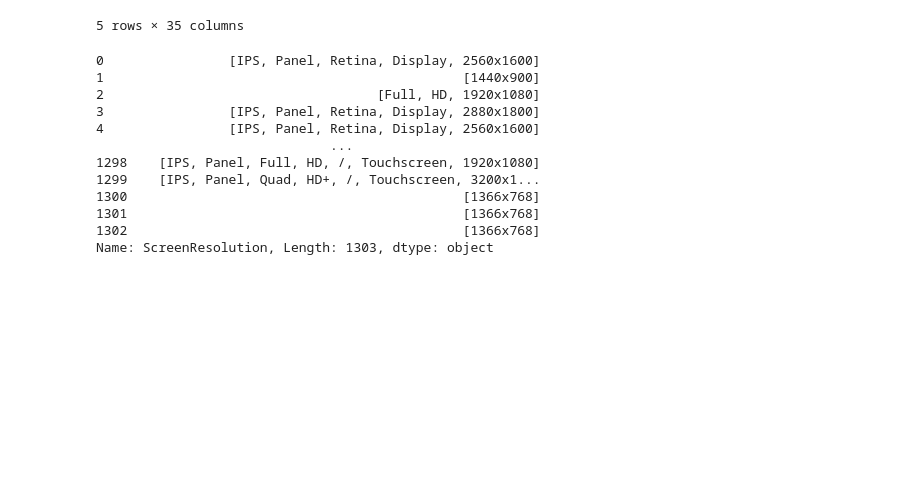
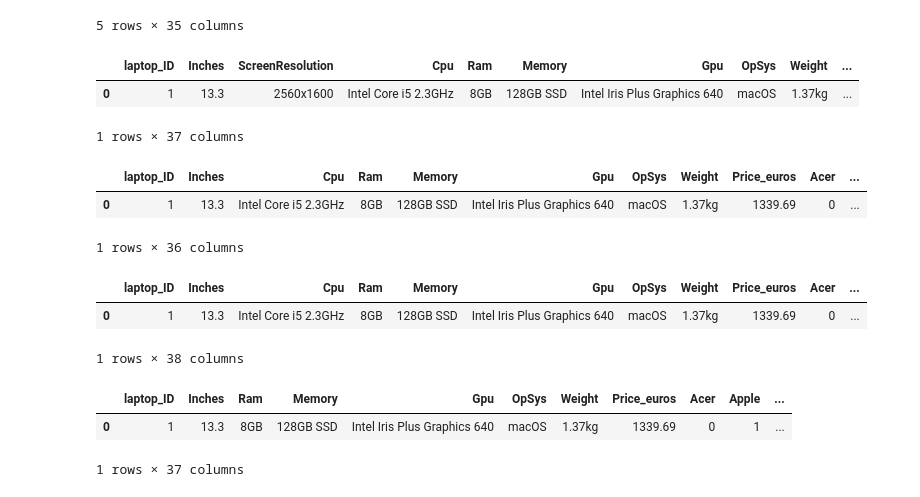
Before and after one commit to kamijoseph/laptop-price-prediction-model, a Jupyter notebook: Laptop_price_predictor.ipynb, the cells around one changed output. Drawn from its saved outputs; the diff is of its cells as text; code cells hidden in the pictures; blank space fills up the shorter version.

```diff
--- a/Laptop_price_predictor.ipynb
+++ b/Laptop_price_predictor.ipynb
@@ -63,17 +63,33 @@ data.head(5)
 | 4 | 5 | 13.3 | IPS Panel Retina Display 2560x1600 | Intel Core i5 3.1GHz | 8GB | 256GB SSD | Intel Iris Plus Graphics 650 | macOS | 1.37kg | ... |
 5 rows × 35 columns
 # %%
-data.ScreenResolution.str.split(" ")
+data["ScreenResolution"] = data.ScreenResolution.str.split(" ").apply(lambda x: x[-1])
+data["ScreenWidth"] = data.ScreenResolution.str.split("x").apply(lambda x: x[0])
+data["ScreenHeight"] = data.ScreenResolution.str.split("x").apply(lambda x: x[1])
+data.head(1)
 # %% [output]
+|  | laptop_ID | Inches | ScreenResolution | Cpu | Ram | Memory | Gpu | OpSys | Weight | ... |
+| 0 | 1 | 13.3 | 2560x1600 | Intel Core i5 2.3GHz | 8GB | 128GB SSD | Intel Iris Plus Graphics 640 | macOS | 1.37kg | ... |
-0                [IPS, Panel, Retina, Display, 2560x1600]
-1                                              [1440x900]
-2                                   [Full, HD, 1920x1080]
-3                [IPS, Panel, Retina, Display, 2880x1800]
-4                [IPS, Panel, Retina, Display, 2560x1600]
-                              ...
-1298    [IPS, Panel, Full, HD, /, Touchscreen, 1920x1080]
-1299    [IPS, Panel, Quad, HD+, /, Touchscreen, 3200x1...
-1300                                           [1366x768]
-1301                                           [1366x768]
-1302                                           [1366x768]
-Name: ScreenResolution, Length: 1303, dtype: object
+1 rows × 37 columns
+# %%
+data = data.drop("ScreenResolution", axis=1)
+data.head(1)
+# %% [output]
+|  | laptop_ID | Inches | Cpu | Ram | Memory | Gpu | OpSys | Weight | Price_euros | Acer | ... |
+| 0 | 1 | 13.3 | Intel Core i5 2.3GHz | 8GB | 128GB SSD | Intel Iris Plus Graphics 640 | macOS | 1.37kg | 1339.69 | 0 | ... |
+1 rows × 36 columns
+# %%
+data["Cpu Brand"] = data.Cpu.str.split(" ").apply(lambda x: x[0])
+data["Cpu Frequency"] = data.Cpu.str.split(" ").apply(lambda x: x[-1])
+data.head(1)
+# %% [output]
+|  | laptop_ID | Inches | Cpu | Ram | Memory | Gpu | OpSys | Weight | Price_euros | Acer | ... |
+| 0 | 1 | 13.3 | Intel Core i5 2.3GHz | 8GB | 128GB SSD | Intel Iris Plus Graphics 640 | macOS | 1.37kg | 1339.69 | 0 | ... |
+1 rows × 38 columns
+# %%
+data = data.drop("Cpu", axis=1)
+data.head(1)
+# %% [output]
+|  | laptop_ID | Inches | Ram | Memory | Gpu | OpSys | Weight | Price_euros | Acer | Apple | ... |
+| 0 | 1 | 13.3 | 8GB | 128GB SSD | Intel Iris Plus Graphics 640 | macOS | 1.37kg | 1339.69 | 0 | 1 | ... |
+1 rows × 37 columns
```
